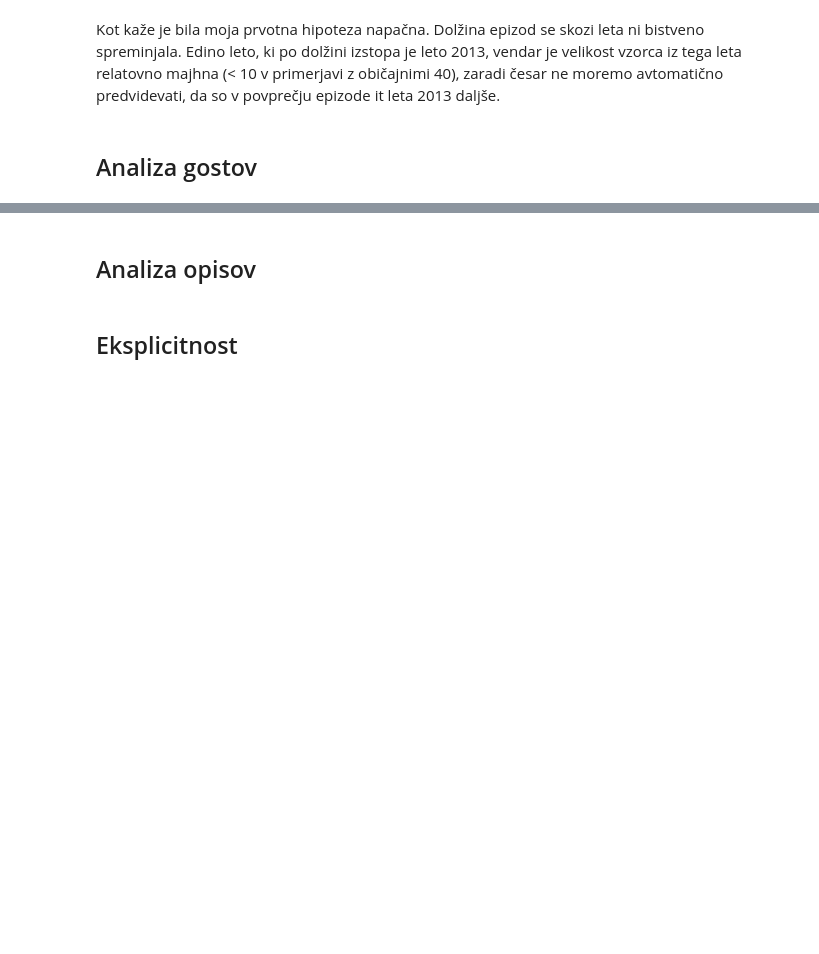
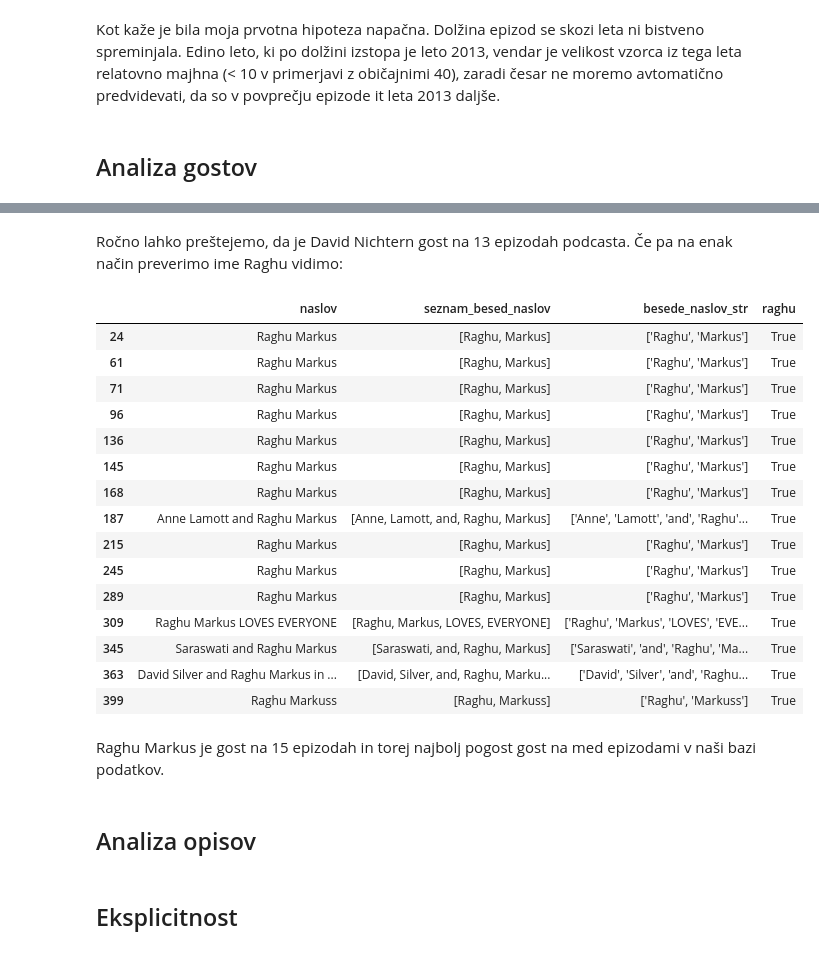
Before and after one commit to lukamarcic/DTFH-analiza-podatkov, a Jupyter notebook: analiza_podatkov.ipynb, the cells around one changed output, grey strips where cells are left out. Drawn from its saved outputs; the diff is of its cells as text; code cells hidden in the pictures; blank space fills up the shorter version.

```diff
--- a/analiza_podatkov.ipynb
+++ b/analiza_podatkov.ipynb
@@ -240,3 +332,30 @@ Kot kaže je bila moja prvotna hipoteza napačna. Dolžina epizod se skozi leta
+# %% [markdown]
+Ročno lahko preštejemo, da je David Nichtern gost na 13 epizodah podcasta. Če pa na enak način preverimo ime Raghu vidimo:
+# %%
+def raghu_in(seznam):
+    return 'Raghu' in seznam
+del rezina_podcasti_gostje['david']
+rezina_podcasti_gostje['raghu'] = rezina_podcasti_gostje.besede_naslov_str.apply(raghu_in)
+rezina_podcasti_gostje[rezina_podcasti_gostje.raghu == True]
+# %% [output]
+|  | naslov | seznam_besed_naslov | besede_naslov_str | raghu |
+| 24 | Raghu Markus | [Raghu, Markus] | ['Raghu', 'Markus'] | True |
+| 61 | Raghu Markus | [Raghu, Markus] | ['Raghu', 'Markus'] | True |
+| 71 | Raghu Markus | [Raghu, Markus] | ['Raghu', 'Markus'] | True |
+| 96 | Raghu Markus | [Raghu, Markus] | ['Raghu', 'Markus'] | True |
+| 136 | Raghu Markus | [Raghu, Markus] | ['Raghu', 'Markus'] | True |
+| 145 | Raghu Markus | [Raghu, Markus] | ['Raghu', 'Markus'] | True |
+| 168 | Raghu Markus | [Raghu, Markus] | ['Raghu', 'Markus'] | True |
+| 187 | Anne Lamott and Raghu Markus | [Anne, Lamott, and, Raghu, Markus] | ['Anne', 'Lamott', 'and', 'Raghu'... | True |
+| 215 | Raghu Markus | [Raghu, Markus] | ['Raghu', 'Markus'] | True |
+| 245 | Raghu Markus | [Raghu, Markus] | ['Raghu', 'Markus'] | True |
+| 289 | Raghu Markus | [Raghu, Markus] | ['Raghu', 'Markus'] | True |
+| 309 | Raghu Markus LOVES EVERYONE | [Raghu, Markus, LOVES, EVERYONE] | ['Raghu', 'Markus', 'LOVES', 'EVE... | True |
+| 345 | Saraswati and Raghu Markus | [Saraswati, and, Raghu, Markus] | ['Saraswati', 'and', 'Raghu', 'Ma... | True |
+| 363 | David Silver and Raghu Markus in ... | [David, Silver, and, Raghu, Marku... | ['David', 'Silver', 'and', 'Raghu... | True |
+| 399 | Raghu Markuss | [Raghu, Markuss] | ['Raghu', 'Markuss'] | True |
+# %% [markdown]
+Raghu Markus je gost na 15 epizodah in torej najbolj pogost gost na med epizodami v naši bazi podatkov.
 # %% [markdown]
 ## Analiza opisov
 # %% [markdown]
```
Also changed, not shown: parts of 10 cells of this notebook.
